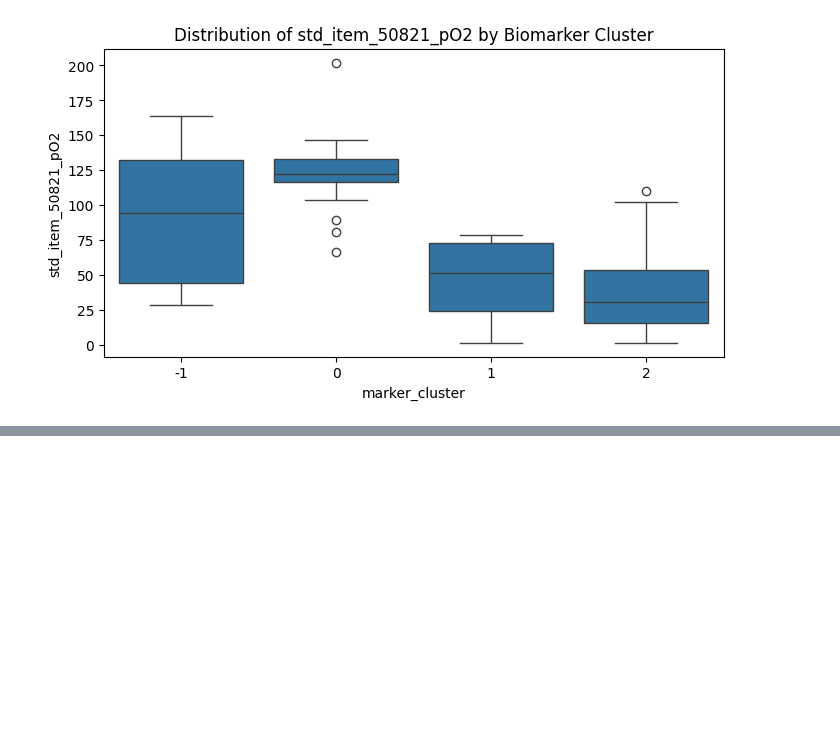
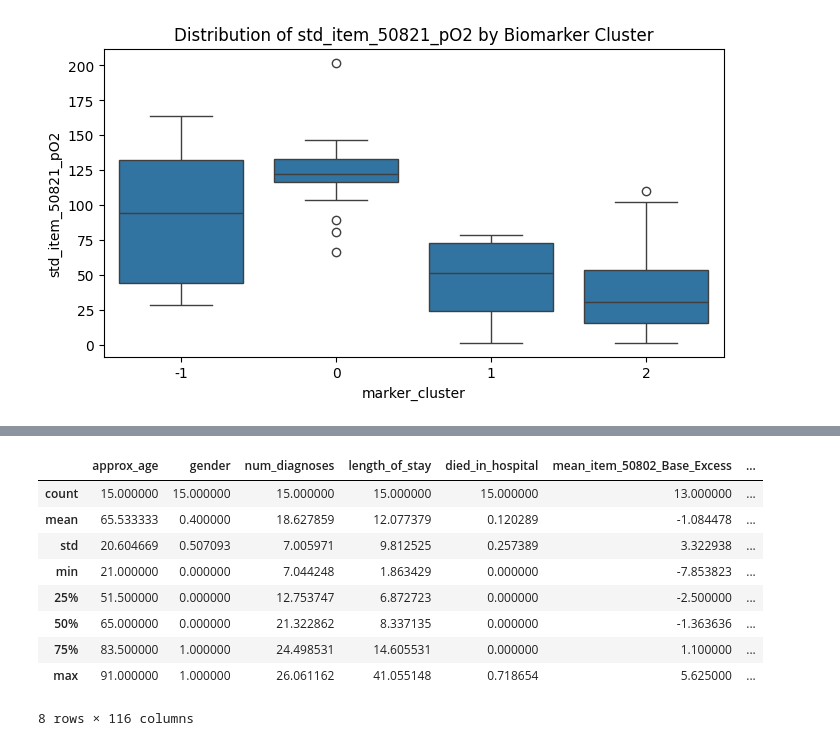
Before and after one commit to Aditya-2204/AI-Discovery-of-Novel-Longitudinal-Disease-Phenotypes-in-Electronic-Health-Records, a Jupyter notebook: marker_stat_pheno_mappings.ipynb, the cells around one changed output, grey strips where cells are left out. Cells and saved outputs as stored; diff of their text form; code cells hidden in the pictures; blank space fills up the shorter version.

```diff
--- a/marker_stat_pheno_mappings.ipynb
+++ b/marker_stat_pheno_mappings.ipynb
@@ -137,0 +234,13 @@ for feat in top_features:
+# %%
+df_timeseries_patient = df_timeseries_patient.merge(df_temporal_cluster, on='subject_id')
+# %%
+df_timeseries_patient=df_timeseries_patient.drop(['temporal_cluster_x','temporal_cluster_y'],axis=1)
+# %%
+df_summary = df_timeseries_patient.drop(columns=['hadm_id', 'charttime']).groupby('subject_id').mean().reset_index()
+
+# Now merge in cluster labels
+df_summary = df_summary.merge(df_temporal_cluster, on='subject_id')
+# %%
+df_summary=df_summary.drop(['temporal_cluster_x'],axis=1)
+df_summary['temporal_cluster']=df_summary['temporal_cluster_y']
+df_summary=df_summary.drop(['temporal_cluster_y'], axis=1)
@@ -137,0 +251,13 @@ for feat in top_features:
+# %%
+df_summary[df_summary['temporal_cluster'] == 0].drop(columns=['subject_id', 'temporal_cluster']).describe()
+# %% [output]
+|  | approx_age | gender | num_diagnoses | length_of_stay | died_in_hospital | mean_item_50802_Base_Excess | ... |
+| count | 15.000000 | 15.000000 | 15.000000 | 15.000000 | 15.000000 | 13.000000 | ... |
+| mean | 65.533333 | 0.400000 | 18.627859 | 12.077379 | 0.120289 | -1.084478 | ... |
+| std | 20.604669 | 0.507093 | 7.005971 | 9.812525 | 0.257389 | 3.322938 | ... |
+| min | 21.000000 | 0.000000 | 7.044248 | 1.863429 | 0.000000 | -7.853823 | ... |
+| 25% | 51.500000 | 0.000000 | 12.753747 | 6.872723 | 0.000000 | -2.500000 | ... |
+| 50% | 65.000000 | 0.000000 | 21.322862 | 8.337135 | 0.000000 | -1.363636 | ... |
+| 75% | 83.500000 | 1.000000 | 24.498531 | 14.605531 | 0.000000 | 1.100000 | ... |
+| max | 91.000000 | 1.000000 | 26.061162 | 41.055148 | 0.718654 | 5.625000 | ... |
+8 rows × 116 columns
```
Also changed, not shown: parts of 21 cells of this notebook.
